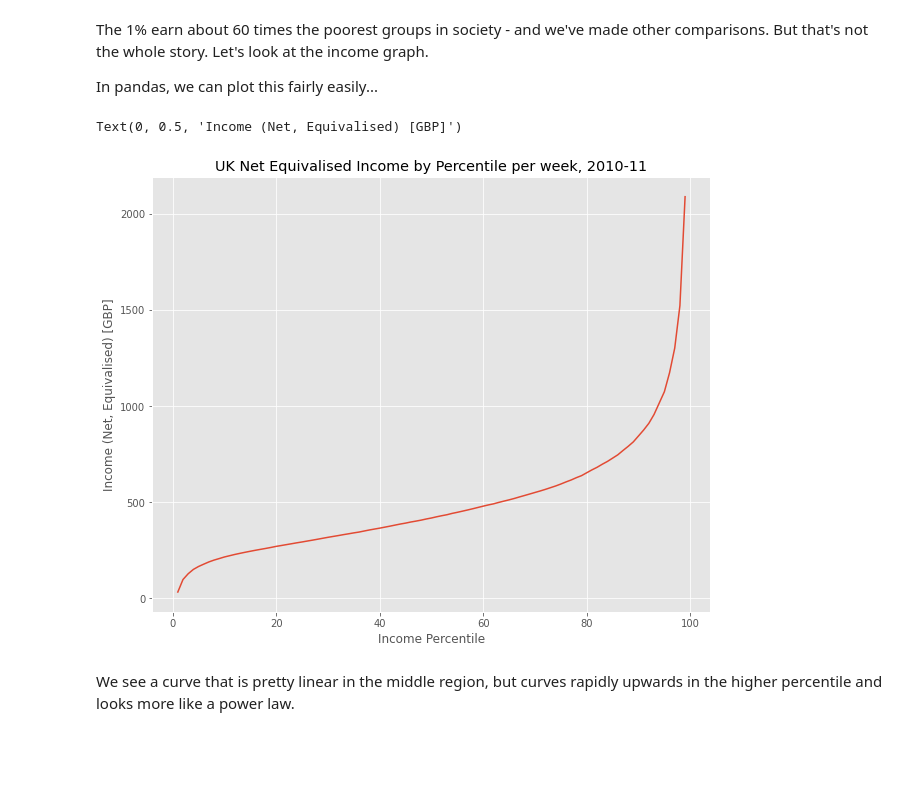
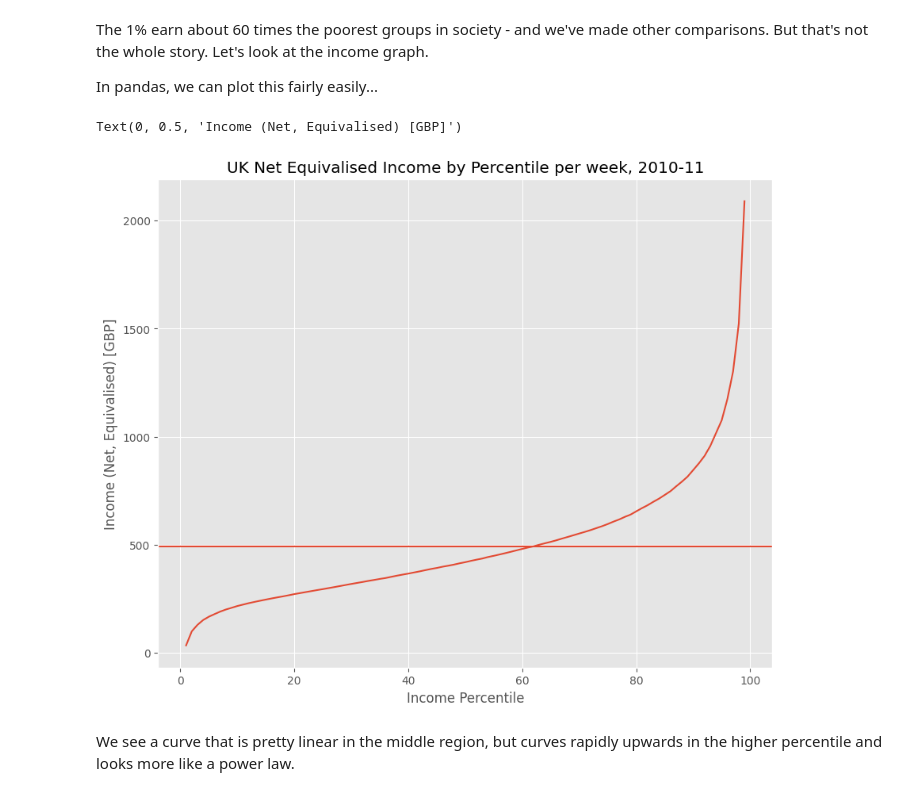
Before and after one commit to ecenazkaya/QM2, a Jupyter notebook: notebooks/W02. Pandas.ipynb, the cells around one changed output. Saved outputs shown, nothing was run; the diff lists cells and outputs as text; code cells hidden in the pictures; blank space fills up the shorter version.

```diff
--- a/notebooks/W02. Pandas.ipynb
+++ b/notebooks/W02. Pandas.ipynb
@@ -200,12 +206,15 @@ The 1% earn about 60 times the poorest groups in society - and we've made other
 In pandas, we can plot this fairly easily...
 # %%
 income['Net equivalised household income in 2010-11, week'].plot()
+mean=income['Net equivalised household income in 2010-11, week'].mean()
+median=income['Net equivalised household income in 2010-11, week'].median()
+plt.axhline(mean)
 plt.title('UK Net Equivalised Income by Percentile per week, 2010-11')
 plt.xlabel('Income Percentile')
 plt.ylabel('Income (Net, Equivalised) [GBP]')
 # %% [output]
 Text(0, 0.5, 'Income (Net, Equivalised) [GBP]')
-[figure, old version]
+[figure, new version]
 # %% [markdown]
 We see a curve that is pretty linear in the middle region, but curves rapidly upwards in the higher percentile and looks more like a power law.
 # %% [markdown]
```
Also changed, not shown: parts of 3 cells of this notebook.
